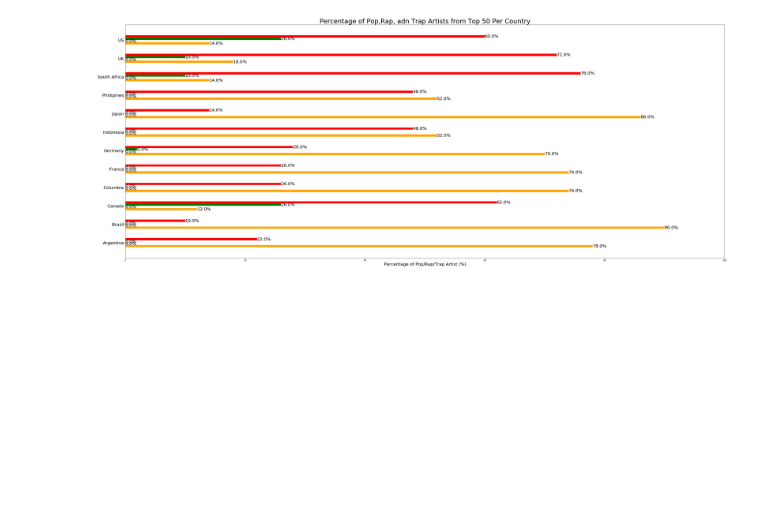
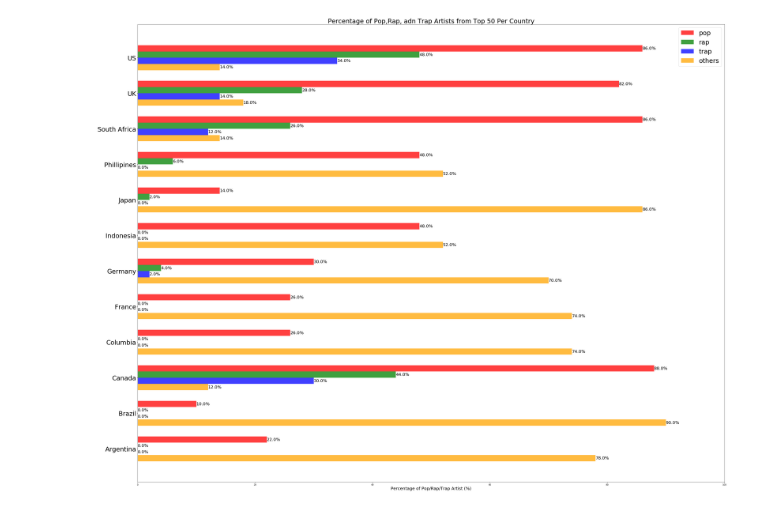
Before and after one commit to czwong/Project-1, a Jupyter notebook: Pop Popularity by Country.ipynb, the cells around one changed output. Saved outputs shown, nothing was run; the diff lists cells and outputs as text; code cells hidden in the pictures; blank space fills up the shorter version.

```diff
--- a/Pop Popularity by Country.ipynb
+++ b/Pop Popularity by Country.ipynb
@@ -11,7 +11,9 @@ from pathlib import Path
 from requests.auth import HTTPBasicAuth
 from client import client_id, client_secret
 # %%
-rootdir = Path('C:/Users/Chris/Desktop/Project 1/Top Country CSV')
+rootdir = Path('Top Country CSV')
+
+# C:/Users/Chris/Desktop/Project 1/
 
 file_list = [f for f in rootdir.glob("*.csv") if f.is_file()]
 # %%
@@ -53,7 +55,24 @@ for file in file_list:
             artist_json = requests.get(artist_url, headers = token_headers).json()
             genres = artist_json["genres"]
 
-            if "pop" in genres:
+            if "pop" and "rap" and "trap music" in genres:
+                pop_popularity[country.index(country_name)] += 1
+                rap_popularity[country.index(country_name)] += 1
+                trap_popularity[country.index(country_name)] += 1
+
+            elif "pop" and "rap" in genres:
+                pop_popularity[country.index(country_name)] += 1
+                rap_popularity[country.index(country_name)] += 1
+
+            elif "pop" and "trap music" in genres:
+                pop_popularity[country.index(country_name)] += 1
+                trap_popularity[country.index(country_name)] += 1
+
+            elif "rap" and "trap music" in genres:
+                rap_popularity[country.index(country_name)] += 1
+                trap_popularity[country.index(country_name)] += 1
+
+            elif "pop" in genres:
                 pop_popularity[country.index(country_name)] += 1
 
             elif "rap" in genres:
@@ -68,38 +87,39 @@ for file in file_list:
         except (KeyError, IndexError):
             print(f"Artist ID not working | {artist_id}")
 # %%
-fig, ax = plt.subplots(figsize = (50,20))
+fig, ax = plt.subplots(figsize = (50,40))
 
 y_axis = np.arange(0, len(country) * 4, 4)
-width = 0.5
+width = 0.7
 
 x_axis_pop = (np.array(pop_popularity)/50) * 100
 x_axis_rap = (np.array(rap_popularity)/50) * 100
 x_axis_trap = (np.array(trap_popularity)/50) * 100
 x_axis_other = (np.array(other_popularity)/50) * 100
 
-ax.barh(y_axis + width + width/2, x_axis_pop, width, color = 'r')
-ax.barh(y_axis + width/2, x_axis_rap, width, color = 'g')
-ax.barh(y_axis - width/2, x_axis_trap, width, color = 'b')
-ax.barh(y_axis - width - width/2, x_axis_other, width, color = 'orange')
+ax.barh(y_axis + width + width/2, x_axis_pop, width, color = 'r', alpha = 0.75, label = "pop")
+ax.barh(y_axis + width/2, x_axis_rap, width, color = 'g', alpha = 0.75, label = "rap")
+ax.barh(y_axis - width/2, x_axis_trap, width, color = 'b', alpha = 0.75, label = "trap")
+ax.barh(y_axis - width - width/2, x_axis_other, width, color = 'orange', alpha = 0.75, label = "others")
 
-plt.yticks(y_axis, country, Fontsize = 20)
+plt.yticks(y_axis, country, Fontsize = 30)
 plt.xlim(0,100)
 plt.xlabel("Percentage of Pop/Rap/Trap Artist (%)", Fontsize = 20)
 plt.title("Percentage of Pop,Rap, adn Trap Artists from Top 50 Per Country", Fontsize = 30)
+ax.legend(loc = "best", prop={'size': 30})
 
 rects = ax.patches
 
 for rect in rects:
     box_width = rect.get_height()
     height = rect.get_y() + box_width / 2
     width = rect.get_width()
 
     if width >= 0:
         ax.text(width, height, f'{round(width,2)}%', Fontsize = 20, ha = 'left', va = 'center')
     else:
         ax.text(width, height, f'{round(width,2)}%', Fontsize = 20, ha = 'right', va = 'center')
 
 plt.show()
 # %% [output]
-[figure, old version]
+[figure, new version]
```
Also changed, not shown: 1 other file.
